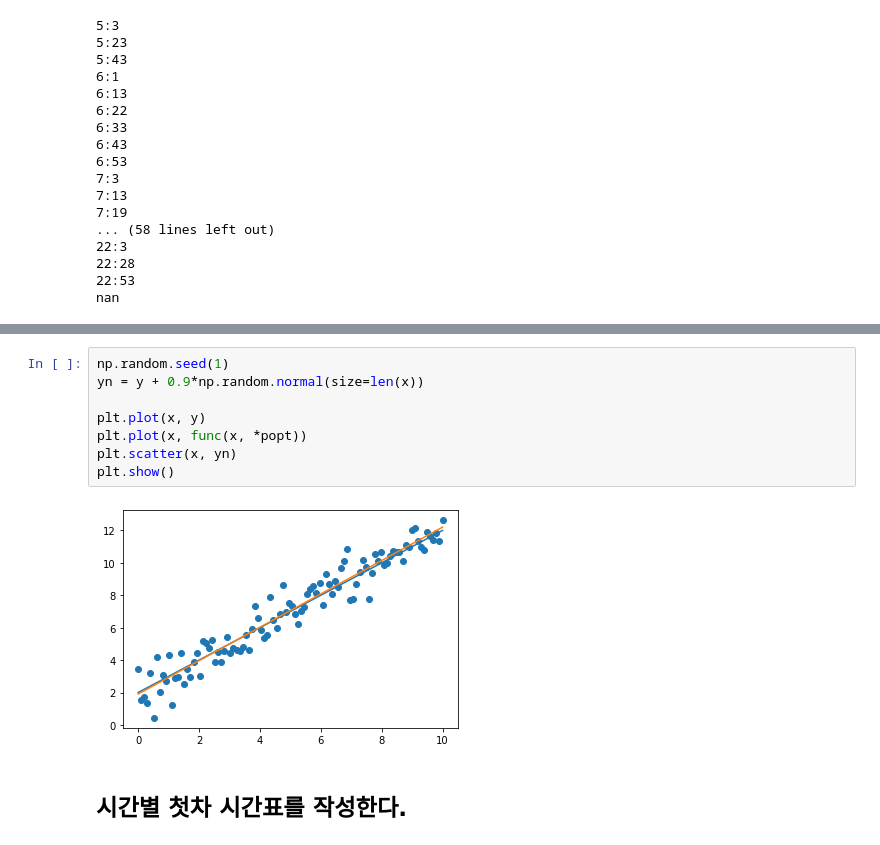
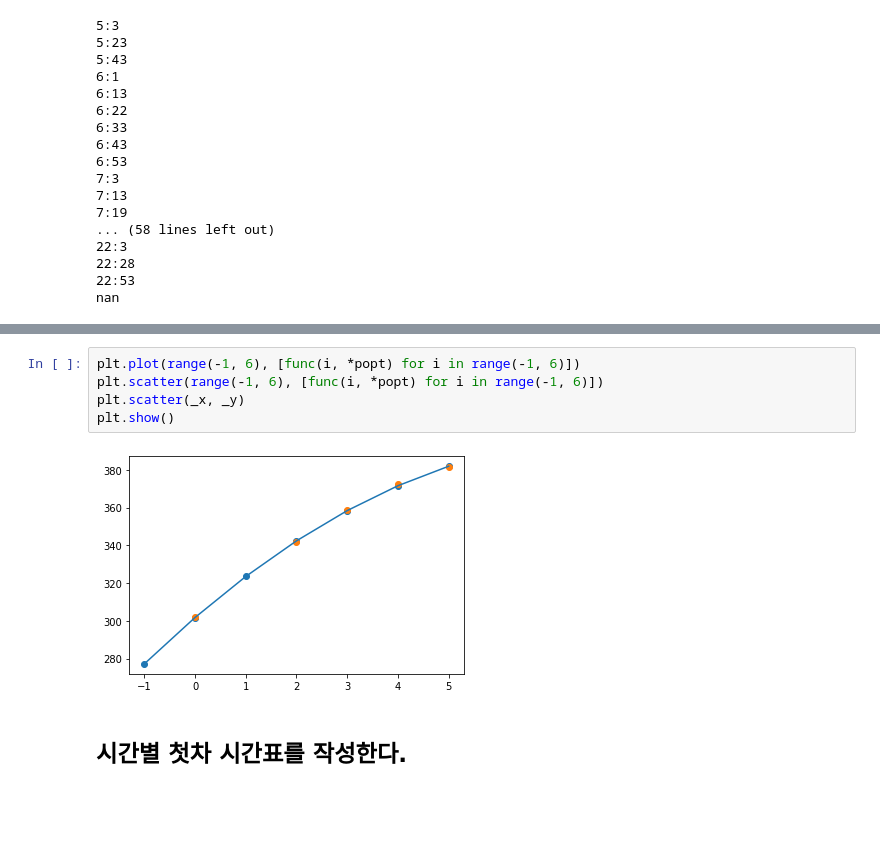
Before and after one commit to pilltong/Data-Structure-Project, a Jupyter notebook: BTTA_MakeTimeTable.ipynb, the cells around one changed output, grey strips where cells are left out. Drawn from its saved outputs; the diff is of its cells as text; blank space fills up the shorter version.

```diff
--- a/BTTA_MakeTimeTable.ipynb
+++ b/BTTA_MakeTimeTable.ipynb
@@ -723,13 +723,10 @@ popt, pcov = curve_fit(func, x, yn)
-# %%
-np.random.seed(1)
-yn = y + 0.9*np.random.normal(size=len(x))
-
-plt.plot(x, y)
-plt.plot(x, func(x, *popt))
-plt.scatter(x, yn)
-plt.show()
-# %% [output]
-[figure, removed]
+# %%
+plt.plot(range(-1, 6), [func(i, *popt) for i in range(-1, 6)])
+plt.scatter(range(-1, 6), [func(i, *popt) for i in range(-1, 6)])
+plt.scatter(_x, _y)
+plt.show()
+# %% [output]
+[figure, added]
 # %% [markdown]
 ## 시간별 첫차 시간표를 작성한다.
 # %%
```
Also changed, not shown: parts of 10 cells of this notebook.
